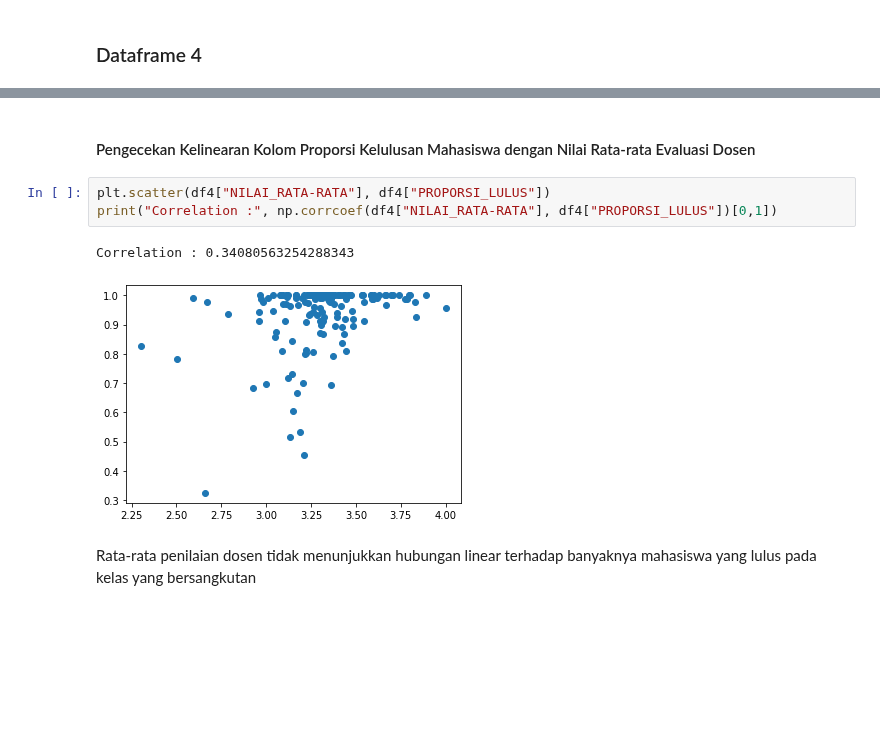
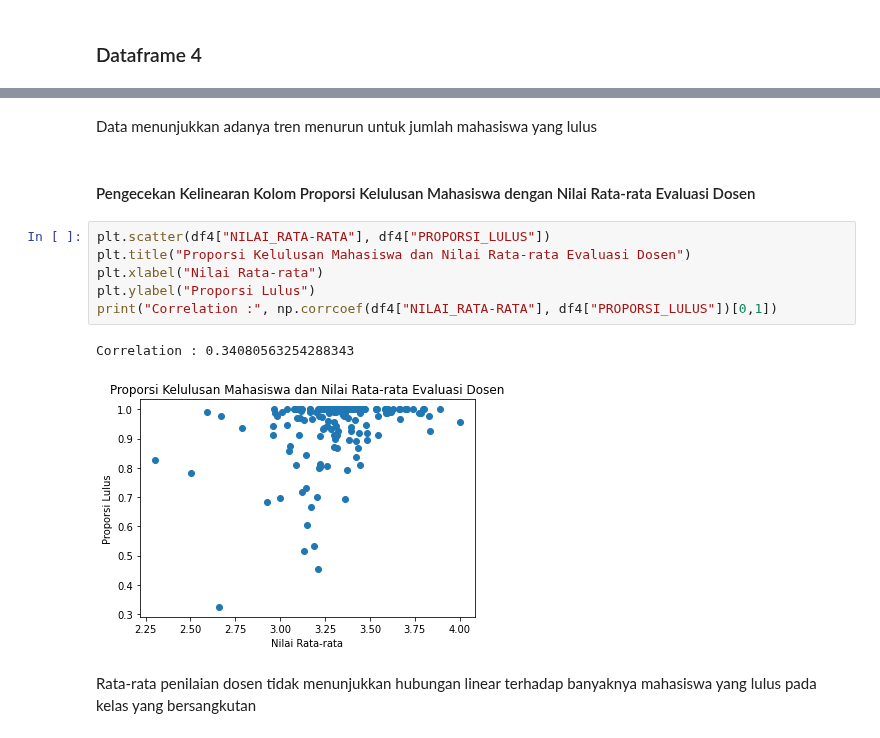
Before and after one commit to FelixFern/ISFEST-ODE, a Jupyter notebook: ISFEST.ipynb, the cells around one changed output, grey strips where cells are left out. Saved outputs shown, nothing was run; the diff lists cells and outputs as text; blank space fills up the shorter version.

```diff
--- a/ISFEST.ipynb
+++ b/ISFEST.ipynb
@@ -607,11 +643,16 @@ Berdasarkan plot di atas, antar kolom pada dataframe 3 tidak memiliki hubungan l
+# %% [markdown]
+Data menunjukkan adanya tren menurun untuk jumlah mahasiswa yang lulus
 # %% [markdown]
 #### Pengecekan Kelinearan Kolom Proporsi Kelulusan Mahasiswa dengan Nilai Rata-rata Evaluasi Dosen
 # %%
 plt.scatter(df4["NILAI_RATA-RATA"], df4["PROPORSI_LULUS"])
+plt.title("Proporsi Kelulusan Mahasiswa dan Nilai Rata-rata Evaluasi Dosen")
+plt.xlabel("Nilai Rata-rata")
+plt.ylabel("Proporsi Lulus")
 print("Correlation :", np.corrcoef(df4["NILAI_RATA-RATA"], df4["PROPORSI_LULUS"])[0,1])
 # %% [output]
 Correlation : 0.34080563254288343
-[figure, old version]
+[figure, new version]
 # %% [markdown]
 Rata-rata penilaian dosen tidak menunjukkan hubungan linear terhadap banyaknya mahasiswa yang lulus pada kelas yang bersangkutan
 # %% [markdown]
```
Also changed, not shown: parts of 43 cells of this notebook.
